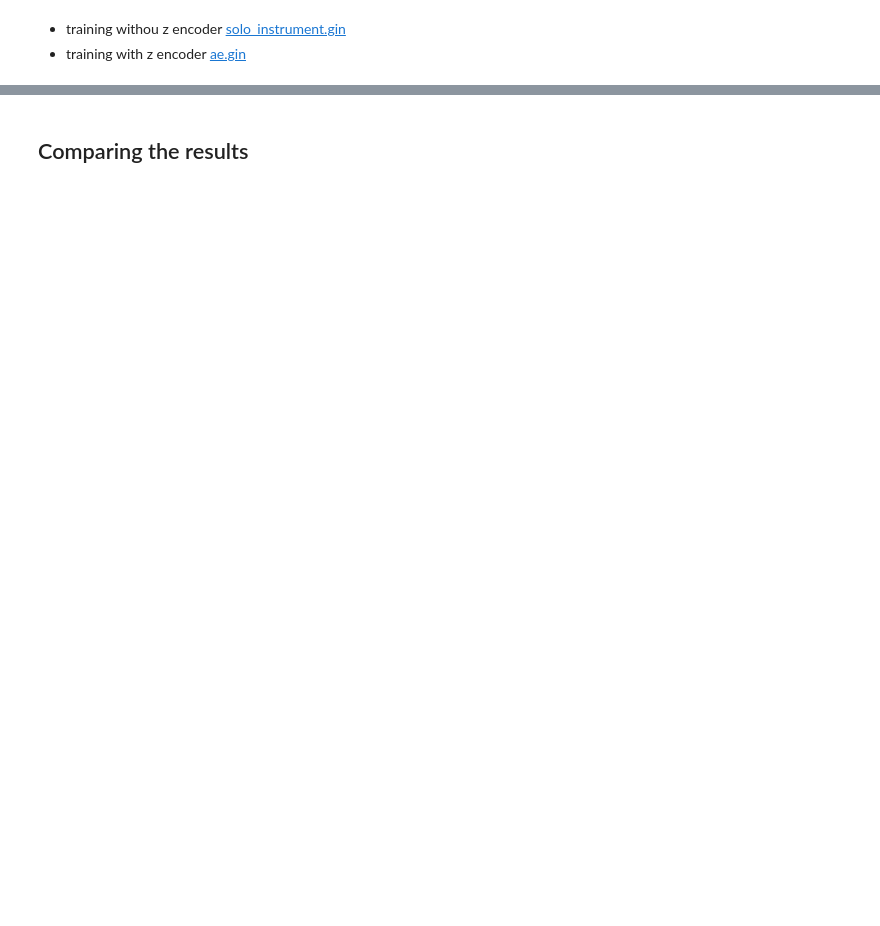
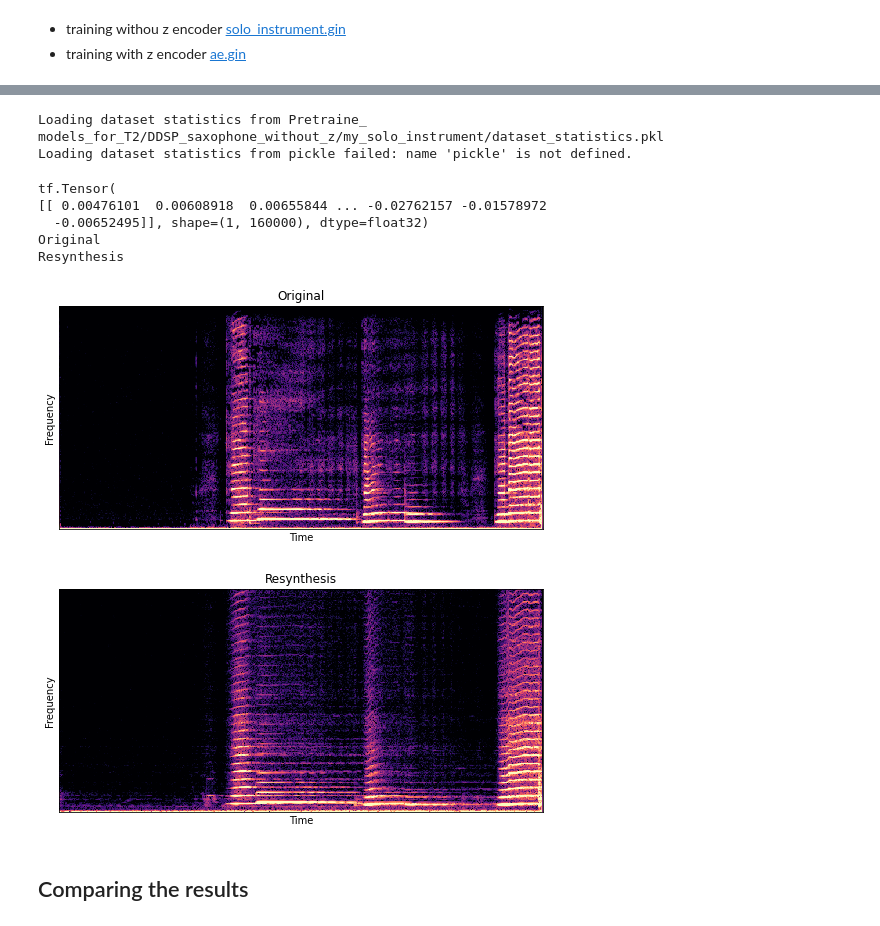
Before and after one commit to XinjianOUYANG/Pole_Projet_DDSP, a Jupyter notebook: showing_models_local.ipynb, the cells around one changed output, grey strips where cells are left out. Cells and saved outputs as stored; diff of their text form; code cells hidden in the pictures; blank space fills up the shorter version.

```diff
--- a/showing_models_local.ipynb
+++ b/showing_models_local.ipynb
@@ -177,7 +173,5 @@ Saving my_solo_instrument.zip to my_solo_instrument.zip
 # %%
 # Load the dataset statistics.
-DATASET_STATS = None
-dataset_stats_file = os.path.join(model_dir, 'dataset_statistics.pkl')
 print(f'Loading dataset statistics from {dataset_stats_file}')
 try:
   if tf.io.gfile.exists(dataset_stats_file):
@@ -201,7 +195,7 @@ time_steps_train = gin.query_parameter('F0LoudnessPreprocessor.time_steps')
 n_samples_train = gin.query_parameter('Harmonic.n_samples')
 hop_size = int(n_samples_train / time_steps_train)
 
-time_steps = int(audio.shape[1] / hop_size)
+time_steps = int(audio.shape[0] / hop_size)
 n_samples = time_steps * hop_size
 
 # print("===Trained model===")
@@ -227,16 +221,44 @@ with gin.unlock_config():
 # Trim all input vectors to correct lengths
 for key in ['f0_hz', 'f0_confidence', 'loudness_db']:
   audio_features[key] = audio_features[key][:time_steps]
-audio_features['audio'] = audio_features['audio'][:, :n_samples]
+audio_features['audio'] = audio_features['audio'][:n_samples]
 
 
 # Set up the model just to predict audio given new conditioning
 model = ddsp.training.models.Autoencoder()
 model.restore(ckpt)
+# %% [output]
+Loading dataset statistics from Pretraine_ models_for_T2/DDSP_saxophone_without_z/my_solo_instrument/dataset_statistics.pkl
+Loading dataset statistics from pickle failed: name 'pickle' is not defined.
-# %%
-# Resynthesize audio.
-outputs = model(audio[0], training=False)
-audio_gen = model.get_audio_from_outputs(outputs)
-audio = batch['audio']
+# %%
+# Resynthesize audio.
+outputs = model(audio_features, training=False) # Run the forward pass, add losses, and create a dictionary of outputs.
+# print(outputs.keys())
+# dict_keys(['inputs', 'audio', 'f0_hz', 'f0_confidence', 'loundness_db',
+#           'f0_condience', 'loudness_db', 'f0_scaled', 'ld_scaled', 'amps',
+#           'harmonic_distribution', 'noise_magnitudes', 'harmonic', 'filtered_noise',
+#           'add', 'reverb', 'out', 'audio_synth'])
+
+audio_gen = outputs['audio_synth']
+print(audio_gen)
+
+# Plot
+print('Original')
+ipd.Audio(audio, rate = sample_rate)
+utils.specplot(audio)
+plt.title("Original")
+
+print('Resynthesis')
+ipd.Audio(audio_gen, rate = sample_rate)
+utils.specplot(audio_gen)
+_ = plt.title("Resynthesis")
+# %% [output]
+tf.Tensor(
+[[ 0.00476101  0.00608918  0.00655844 ... -0.02762157 -0.01578972
+  -0.00652495]], shape=(1, 160000), dtype=float32)
+Original
+Resynthesis
+[figure, added]
+[figure, added]
 # %% [markdown]
 ## Comparing the results
```
Also changed, not shown: parts of 15 cells of this notebook, 2 other files.
